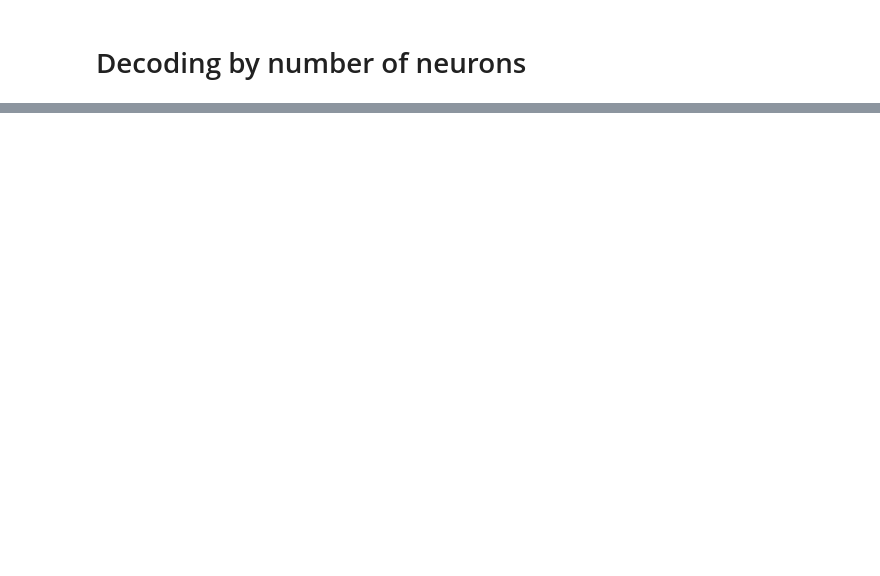
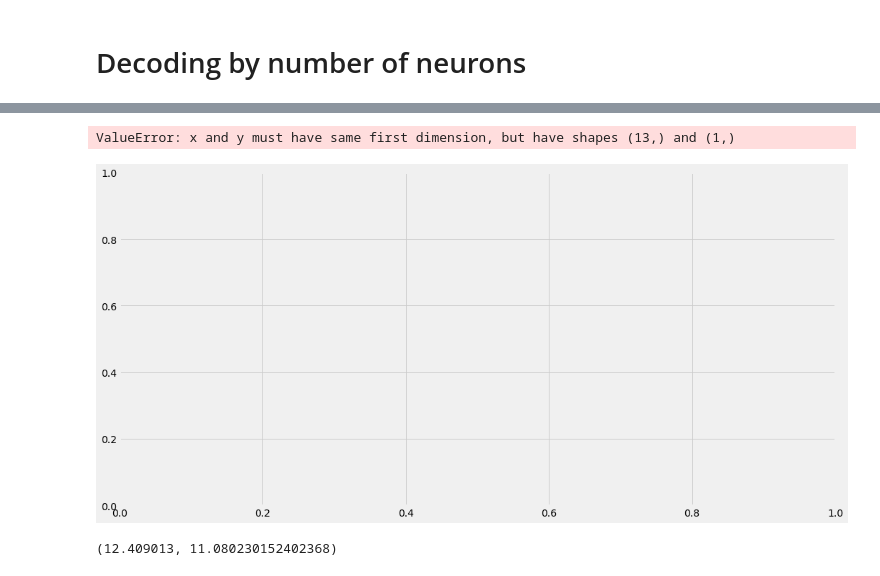
Before and after one commit to yifr/V1-behavior-neurons, a Jupyter notebook: notebooks/decoding_analysis.ipynb, the cells around one changed output, grey strips where cells are left out. Saved outputs shown, nothing was run; the diff lists cells and outputs as text; code cells hidden in the pictures; blank space fills up the shorter version.

```diff
--- a/notebooks/decoding_analysis.ipynb
+++ b/notebooks/decoding_analysis.ipynb
@@ -182,0 +342,51 @@ plt.show()
+# %%
+fig, ax = plt.subplots(figsize=(16,8))
+
+measure = 'mse' # 'mse' for Mean Squared Error or 'r2' for R^2
+best_fit = 'average' # 'average' returns line of best fit values for averaging | 'plot' plots individual lines
+best_fits = []
+slopes = []
+start_index = 0 # Index to start plotting from
+
+for i in range(4):
+    # Calculate standard errors
+    std_error = np.array([stats.sem(decoding_errors_dict[i][k] / chance_performance)
+                          for k in decoding_errors_dict[i]])[start_index:]
+    # Average errors across all tests in a sample size
+    avg_errors = avg_dict(decoding_errors_dict[i])[start_index:]
+    avg_errors /= chance_performance
+    if best_fit == 'average':
+        slope, abline_vals = plot_log(avg_errors,
+                                      sample_sizes[start_index:],
+                                      ax,
+                                      std_error=std_error,
+                                      best_fit='average',
+                                      measure=measure,
+                                      session=i+1)
+        slopes.append(slope)
+        best_fits.append(abline_vals)
+    else:
+        plot_log(avg_errors,
+                 sample_sizes[start_index:],
+                 ax, std_error=std_error,
+                 measure=measure,
+                 session=i+1)
+
+# Average line of best fit
+if best_fit == 'average':
+    slope = np.mean(slopes)
+    abline_values = np.mean(best_fits, axis=0)
+    ax.plot(sample_sizes[start_index:], np.power(np.e, abline_values), '--', color='k', label=r'Average Line of Best Fit, $\alpha=%.3f$'%(slope))
+
+# Remove duplicates from legend
+handles, labels = plt.gca().get_legend_handles_labels()
+by_label = dict(zip(labels, handles))
+plt.legend(by_label.values(), by_label.keys())
+plt.show()
+# %% [output]
+ValueError: x and y must have same first dimension, but have shapes (13,) and (1,)
+[figure, added]
+# %%
+latent_results(expt_name='sst85_sample_9')
+# %% [output]
+(12.409013, 11.080230152402368)
```
Also changed, not shown: parts of 35 cells of this notebook, 13 other files.
